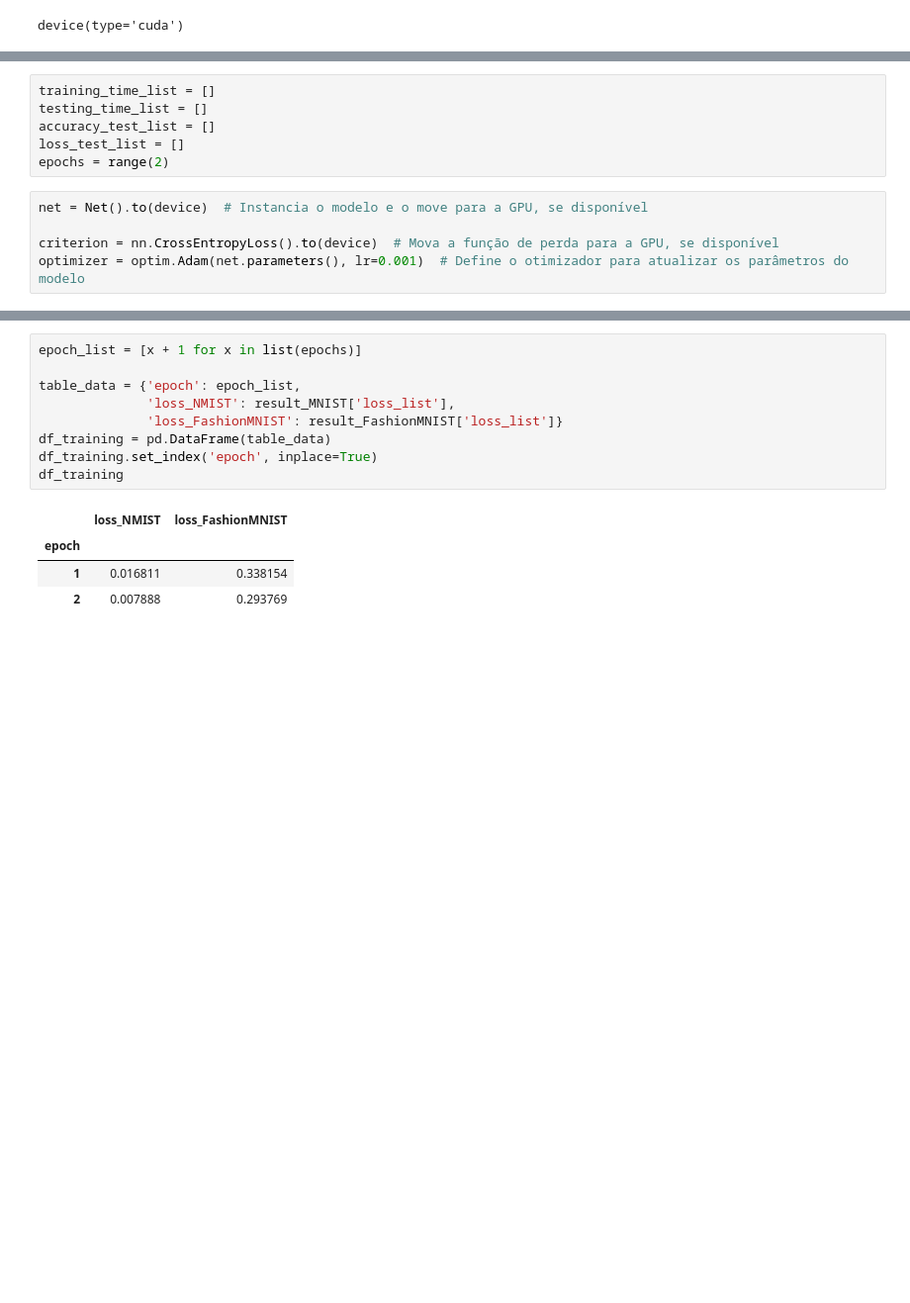
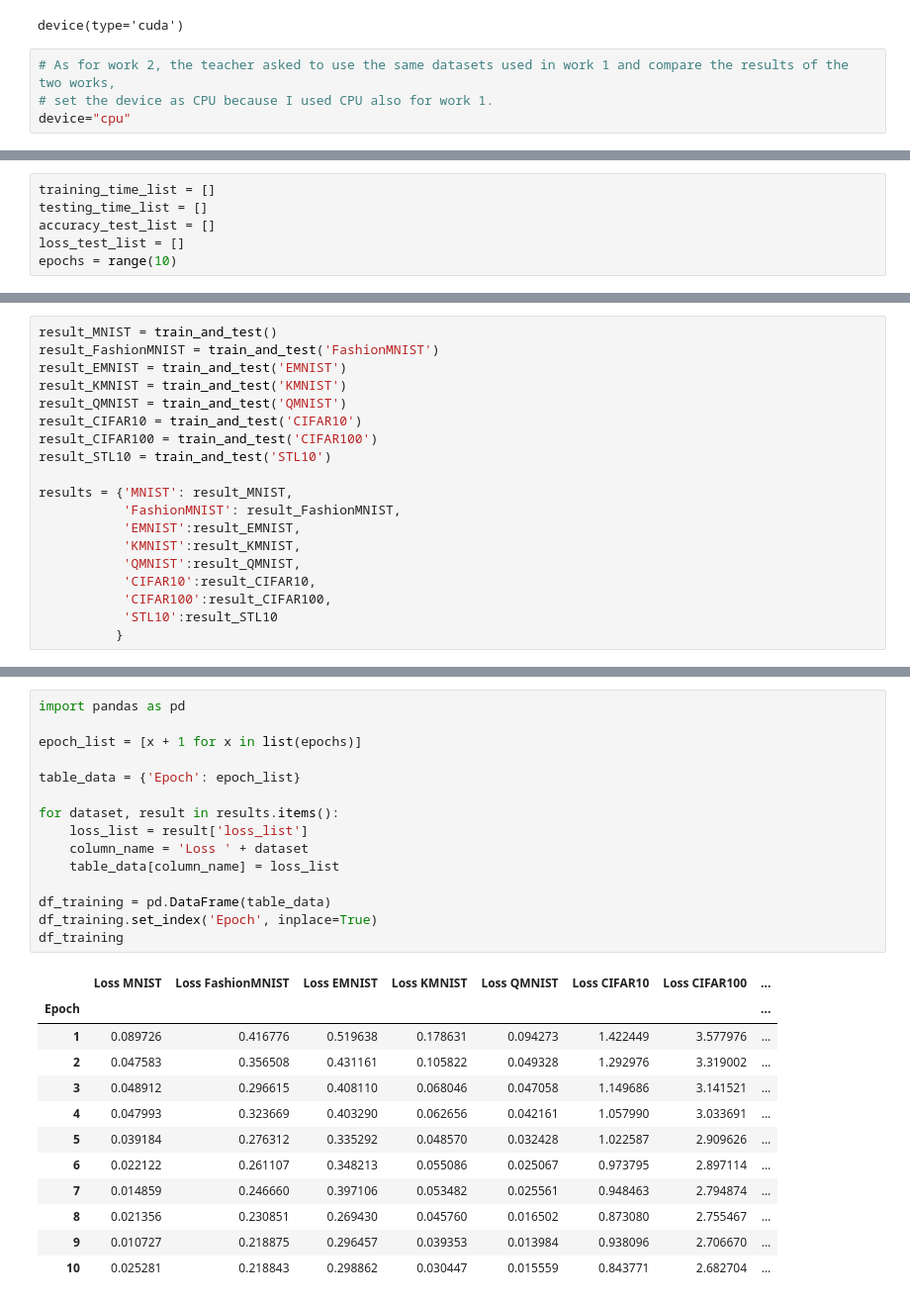
Before and after one commit to fabianumfalco/PPEE2017-AlgoritmosClassificacao, a Jupyter notebook: Programacao_CNN_Pytorch.ipynb, the cells around one changed output, grey strips where cells are left out. Shown at 99% size. Drawn from its saved outputs; the diff is of its cells as text; blank space fills up the shorter version.

```diff
--- a/Programacao_CNN_Pytorch.ipynb
+++ b/Programacao_CNN_Pytorch.ipynb
@@ -43,5 +44,9 @@ device = torch.device("cuda" if torch.cuda.is_available() else "cpu")
 device
 # %% [output]
 device(type='cuda')
+# %%
+# As for work 2, the teacher asked to use the same datasets used in work 1 and compare the results of the two works,
+# set the device as CPU because I used CPU also for work 1.
+device="cpu"
 # %%
 # Net class that defines the architecture of a convolutional neural network (CNN)
@@ -152,10 +209,5 @@ training_time_list = []
 testing_time_list = []
 accuracy_test_list = []
 loss_test_list = []
-epochs = range(2)
+epochs = range(10)
-# %%
-net = Net().to(device)  # Instancia o modelo e o move para a GPU, se disponível
-
-criterion = nn.CrossEntropyLoss().to(device)  # Mova a função de perda para a GPU, se disponível
-optimizer = optim.Adam(net.parameters(), lr=0.001)  # Define o otimizador para atualizar os parâmetros do modelo
 # %%
@@ -506,0 +310,19 @@ accuracy_test_MNIST
+# %%
+result_MNIST = train_and_test()
+result_FashionMNIST = train_and_test('FashionMNIST')
+result_EMNIST = train_and_test('EMNIST')
+result_KMNIST = train_and_test('KMNIST')
+result_QMNIST = train_and_test('QMNIST')
+result_CIFAR10 = train_and_test('CIFAR10')
+result_CIFAR100 = train_and_test('CIFAR100')
+result_STL10 = train_and_test('STL10')
+
+results = {'MNIST': result_MNIST,
+           'FashionMNIST': result_FashionMNIST,
+           'EMNIST':result_EMNIST,
+           'KMNIST':result_KMNIST,
+           'QMNIST':result_QMNIST,
+           'CIFAR10':result_CIFAR10,
+           'CIFAR100':result_CIFAR100,
+           'STL10':result_STL10
+          }
@@ -507,14 +344,28 @@ accuracy_test_MNIST
 # %%
+import pandas as pd
+
 epoch_list = [x + 1 for x in list(epochs)]
 
-table_data = {'epoch': epoch_list,
-              'loss_NMIST': result_MNIST['loss_list'],
-              'loss_FashionMNIST': result_FashionMNIST['loss_list']}
+table_data = {'Epoch': epoch_list}
+
+for dataset, result in results.items():
+    loss_list = result['loss_list']
+    column_name = 'Loss ' + dataset
+    table_data[column_name] = loss_list
+
 df_training = pd.DataFrame(table_data)
-df_training.set_index('epoch', inplace=True)
+df_training.set_index('Epoch', inplace=True)
 df_training
 # %% [output]
-|  | loss_NMIST | loss_FashionMNIST |
-| epoch |  |  |
-| 1 | 0.016811 | 0.338154 |
-| 2 | 0.007888 | 0.293769 |
+|  | Loss MNIST | Loss FashionMNIST | Loss EMNIST | Loss KMNIST | Loss QMNIST | Loss CIFAR10 | Loss CIFAR100 | ... |
+| Epoch |  |  |  |  |  |  |  | ... |
+| 1 | 0.089726 | 0.416776 | 0.519638 | 0.178631 | 0.094273 | 1.422449 | 3.577976 | ... |
+| 2 | 0.047583 | 0.356508 | 0.431161 | 0.105822 | 0.049328 | 1.292976 | 3.319002 | ... |
+| 3 | 0.048912 | 0.296615 | 0.408110 | 0.068046 | 0.047058 | 1.149686 | 3.141521 | ... |
+| 4 | 0.047993 | 0.323669 | 0.403290 | 0.062656 | 0.042161 | 1.057990 | 3.033691 | ... |
+| 5 | 0.039184 | 0.276312 | 0.335292 | 0.048570 | 0.032428 | 1.022587 | 2.909626 | ... |
+| 6 | 0.022122 | 0.261107 | 0.348213 | 0.055086 | 0.025067 | 0.973795 | 2.897114 | ... |
+| 7 | 0.014859 | 0.246660 | 0.397106 | 0.053482 | 0.025561 | 0.948463 | 2.794874 | ... |
+| 8 | 0.021356 | 0.230851 | 0.269430 | 0.045760 | 0.016502 | 0.873080 | 2.755467 | ... |
+| 9 | 0.010727 | 0.218875 | 0.296457 | 0.039353 | 0.013984 | 0.938096 | 2.706670 | ... |
+| 10 | 0.025281 | 0.218843 | 0.298862 | 0.030447 | 0.015559 | 0.843771 | 2.682704 | ... |
```
Also changed, not shown: parts of 17 cells of this notebook.
